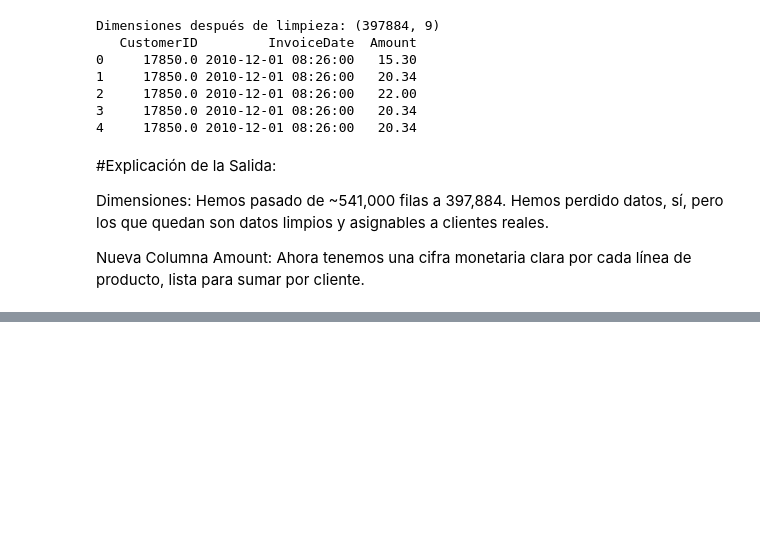
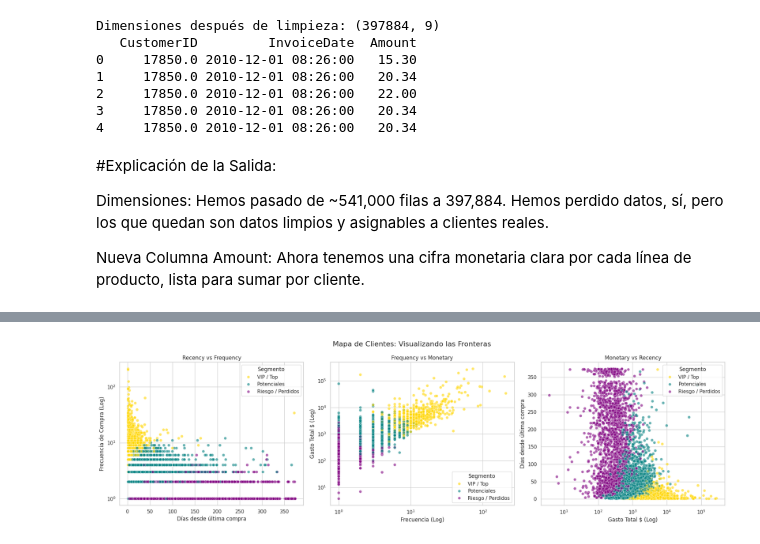
Before and after one commit to Caarlosgg/CLustering_ComercioMinorista, a Jupyter notebook: Clustering.ipynb, the cells around one changed output, grey strips where cells are left out. Cells and saved outputs as stored; diff of their text form; code cells hidden in the pictures; blank space fills up the shorter version.

```diff
--- a/Clustering.ipynb
+++ b/Clustering.ipynb
@@ -115,0 +529,48 @@ Nueva Columna Amount: Ahora tenemos una cifra monetaria clara por cada línea de
+# %%
+import matplotlib.pyplot as plt
+import seaborn as sns
+
+# --- Parte 7.2: Visualización Bidimensional (Scatter Plots) ---
+
+# Configuración visual
+colores = {'VIP / Top': 'gold', 'Potenciales': 'teal', 'Riesgo / Perdidos': 'purple'}
+orden_visual = ['VIP / Top', 'Potenciales', 'Riesgo / Perdidos']
+
+fig, ax = plt.subplots(1, 3, figsize=(20, 6))
+
+# --- GRÁFICA 1: RECENCY vs FREQUENCY ---
+# ¿Quién compra mucho y hace poco tiempo?
+sns.scatterplot(x='Recency', y='Frequency', hue='Segmento', data=rfm,
+                palette=colores, hue_order=orden_visual, ax=ax[0], alpha=0.6, s=40)
+ax[0].set_title('Recency vs Frequency')
+ax[0].set_xlabel('Días desde última compra')
+ax[0].set_ylabel('Frecuencia de Compra (Log)')
+ax[0].set_yscale('log') # Escala Log para ver mejor la separación vertical
+
+
+# --- GRÁFICA 2: FREQUENCY vs MONETARY ---
+# ¿Quién gasta más cuando compra? (Esta es la favorita de Marketing)
+sns.scatterplot(x='Frequency', y='Monetary', hue='Segmento', data=rfm,
+                palette=colores, hue_order=orden_visual, ax=ax[1], alpha=0.6, s=40)
+ax[1].set_title('Frequency vs Monetary')
+ax[1].set_xlabel('Frecuencia (Log)')
+ax[1].set_ylabel('Gasto Total $ (Log)')
+ax[1].set_xscale('log') # Ambas en Log porque crecen exponencialmente
+ax[1].set_yscale('log')
+
+
+# --- GRÁFICA 3: MONETARY vs RECENCY ---
+# ¿Los que gastan mucho son recientes?
+sns.scatterplot(x='Monetary', y='Recency', hue='Segmento', data=rfm,
+                palette=colores, hue_order=orden_visual, ax=ax[2], alpha=0.6, s=40)
+ax[2].set_title('Monetary vs Recency')
+ax[2].set_xlabel('Gasto Total $ (Log)')
+ax[2].set_ylabel('Días desde última compra')
+ax[2].set_xscale('log')
+
+
+plt.suptitle('Mapa de Clientes: Visualizando las Fronteras', fontsize=16)
+plt.tight_layout()
+plt.show()
+# %% [output]
+[figure, added]
```
Also changed, not shown: parts of 20 cells of this notebook.
